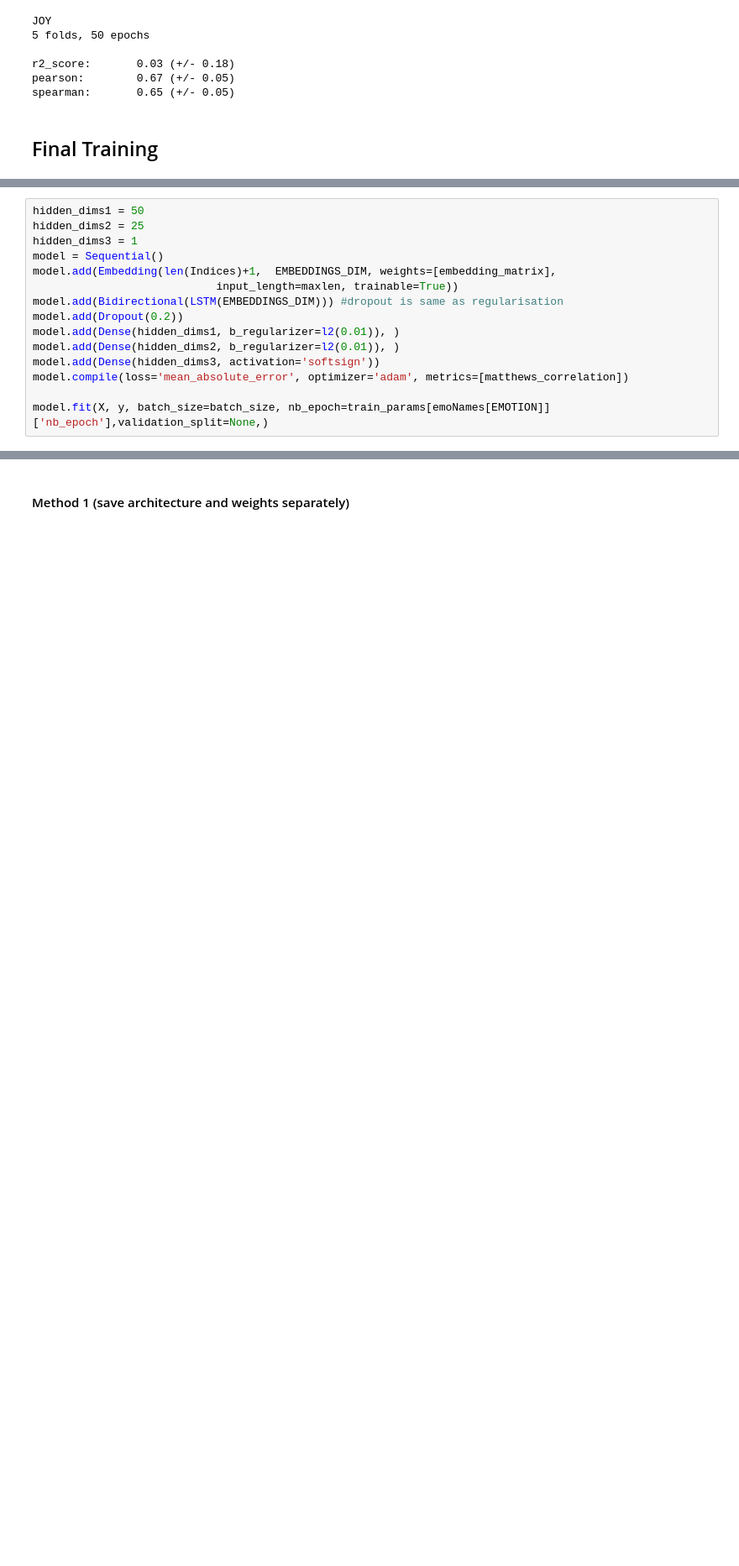
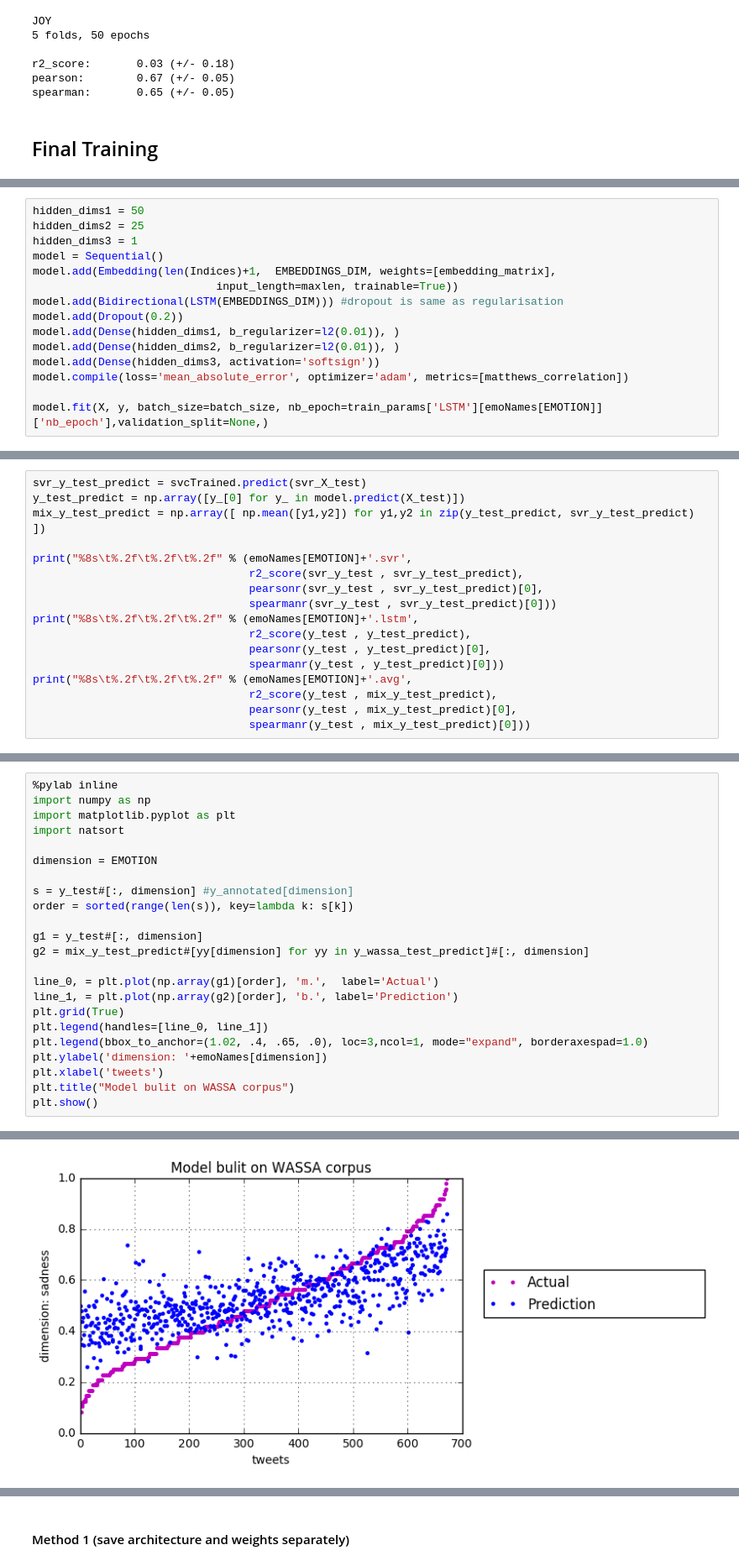
Before and after one commit to MixedEmotions/05_emotion_wassa_nuig, a Jupyter notebook: wassaRegression/wassaRegression-Training.ipynb, the cells around one changed output, grey strips where cells are left out. Shown: that part at 84% size. Cells and saved outputs as stored; diff of their text form; blank space fills up the shorter version.

```diff
--- a/wassaRegression/wassaRegression-Training.ipynb
+++ b/wassaRegression/wassaRegression-Training.ipynb
@@ -946,6 +918,6 @@ model.add(Dense(hidden_dims2, b_regularizer=l2(0.01)), )
 model.add(Dense(hidden_dims3, activation='softsign'))
 model.compile(loss='mean_absolute_error', optimizer='adam', metrics=[matthews_correlation])
 
-model.fit(X, y, batch_size=batch_size, nb_epoch=train_params[emoNames[EMOTION]]['nb_epoch'],validation_split=None,)
+model.fit(X, y, batch_size=batch_size, nb_epoch=train_params['LSTM'][emoNames[EMOTION]]['nb_epoch'],validation_split=None,)
 # %% [output]
 Epoch 1/18
@@ -980,0 +967,17 @@ print("%8s\t%.2f\t%.2f\t%.2f" % (emoNames[EMOTION],
+# %%
+svr_y_test_predict = svcTrained.predict(svr_X_test)
+y_test_predict = np.array([y_[0] for y_ in model.predict(X_test)])
+mix_y_test_predict = np.array([ np.mean([y1,y2]) for y1,y2 in zip(y_test_predict, svr_y_test_predict) ])
+
+print("%8s\t%.2f\t%.2f\t%.2f" % (emoNames[EMOTION]+'.svr',
+                                 r2_score(svr_y_test , svr_y_test_predict),
+                                 pearsonr(svr_y_test , svr_y_test_predict)[0],
+                                 spearmanr(svr_y_test , svr_y_test_predict)[0]))
+print("%8s\t%.2f\t%.2f\t%.2f" % (emoNames[EMOTION]+'.lstm',
+                                 r2_score(y_test , y_test_predict),
+                                 pearsonr(y_test , y_test_predict)[0],
+                                 spearmanr(y_test , y_test_predict)[0]))
+print("%8s\t%.2f\t%.2f\t%.2f" % (emoNames[EMOTION]+'.avg',
+                                 r2_score(y_test , mix_y_test_predict),
+                                 pearsonr(y_test , mix_y_test_predict)[0],
+                                 spearmanr(y_test , mix_y_test_predict)[0]))
@@ -980,0 +988,24 @@ print("%8s\t%.2f\t%.2f\t%.2f" % (emoNames[EMOTION],
+# %%
+%pylab inline
+import numpy as np
+import matplotlib.pyplot as plt
+import natsort
+
+dimension = EMOTION
+
+s = y_test#[:, dimension] #y_annotated[dimension]
+order = sorted(range(len(s)), key=lambda k: s[k])
+
+g1 = y_test#[:, dimension]
+g2 = mix_y_test_predict#[yy[dimension] for yy in y_wassa_test_predict]#[:, dimension]
+
+line_0, = plt.plot(np.array(g1)[order], 'm.',  label='Actual')
+line_1, = plt.plot(np.array(g2)[order], 'b.', label='Prediction')
+plt.grid(True)
+plt.legend(handles=[line_0, line_1])
+plt.legend(bbox_to_anchor=(1.02, .4, .65, .0), loc=3,ncol=1, mode="expand", borderaxespad=1.0)
+plt.ylabel('dimension: '+emoNames[dimension])
+plt.xlabel('tweets')
+plt.title("Model bulit on WASSA corpus")
+plt.show()
+# %% [output]
@@ -980,0 +1013 @@ print("%8s\t%.2f\t%.2f\t%.2f" % (emoNames[EMOTION],
+[figure, added]
```
Also changed, not shown: parts of 26 cells of this notebook, 13 other files.
